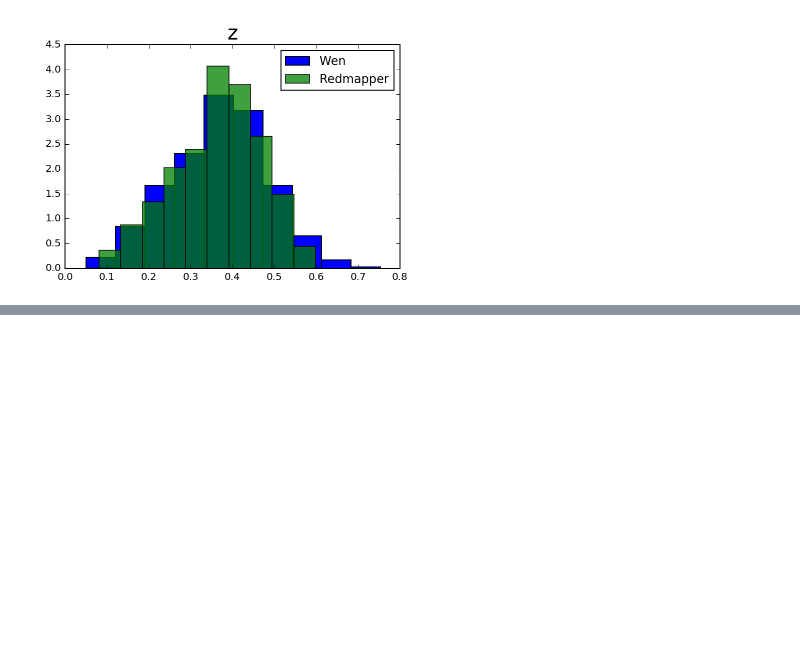
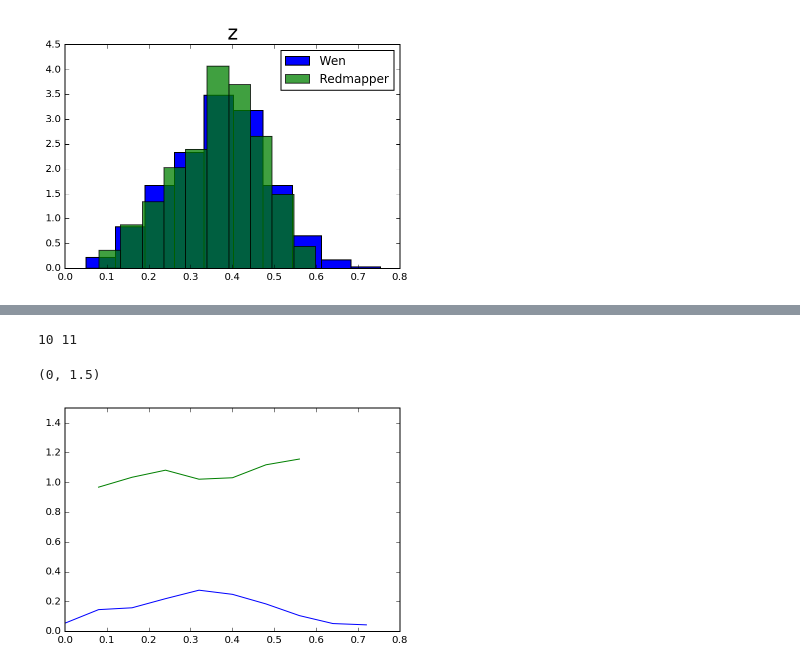
Before and after one commit to clusteron/comparison, a Jupyter notebook: table.ipynb, the cells around one changed output, grey strips where cells are left out. Cells and saved outputs as stored; diff of their text form; code cells hidden in the pictures; blank space fills up the shorter version.

```diff
--- a/table.ipynb
+++ b/table.ipynb
@@ -179,3 +195,15 @@ Calculo da Completeza
+# %%
+# Hist_w contains counts, bins, and stuff...
+print len(Hist_w[0]), len(Hist_w[1])
+plt.plot(Hist_w[1][:-1], Hist_w_m[0]/Hist_w[0])
+plt.plot(Hist_w[1][:-1], Hist_r_m[0]/Hist_r[0])
+
+plt.ylim(0, 1.5)
+# isso está estranho. completeza > 1. a raiz está no match nas celulas acima. verificar.
+# %% [output]
+10 11
+(0, 1.5)
+[figure, added]
 # %%
 print 'Dados - Macth Redmapper/Redmapper:'
 
```
Also changed, not shown: parts of 25 cells of this notebook.
